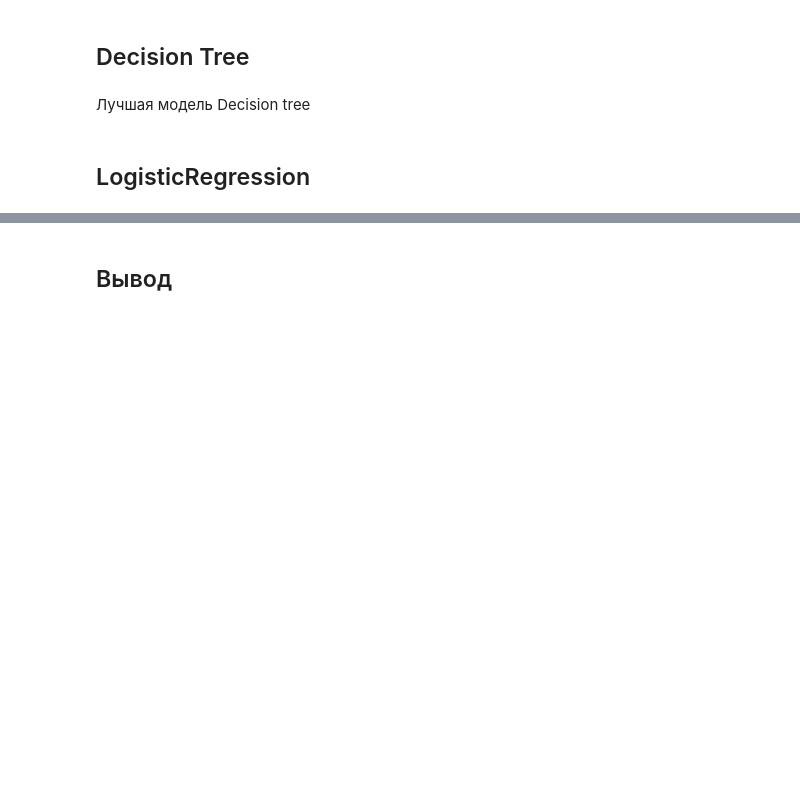
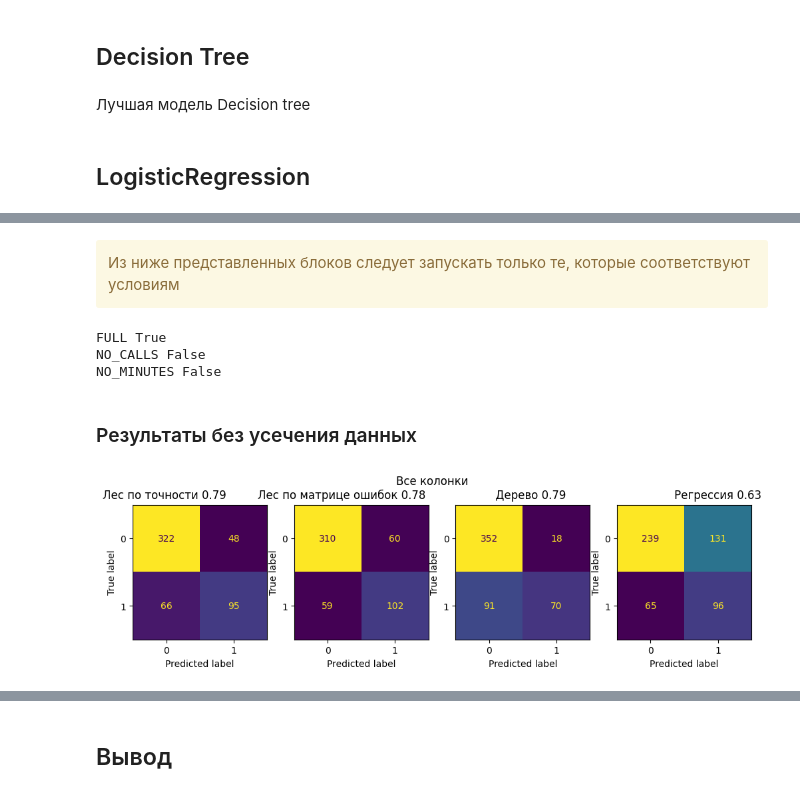
Before and after one commit to Gvozdyara/ml-tariff-classification, a Jupyter notebook: prediction_mobile_tariffs.ipynb, the cells around one changed output, grey strips where cells are left out. Saved outputs shown, nothing was run; the diff lists cells and outputs as text; code cells hidden in the pictures; blank space fills up the shorter version.

```diff
--- a/prediction_mobile_tariffs.ipynb
+++ b/prediction_mobile_tariffs.ipynb
@@ -313,0 +283,26 @@ disp = ConfusionMatrixDisplay.from_estimator(LR, X_test, y_test)
+# %% [markdown]
+<div class="alert alert-warning">
+    Из ниже представленных блоков следует запускать только те, которые соответствуют условиям
+</div>
+# %%
+print("FULL", FULL)
+print("NO_CALLS", NO_CALLS)
+print("NO_MINUTES", NO_MINUTES)
+# %% [output]
+FULL True
+NO_CALLS False
+NO_MINUTES False
+# %% [markdown]
+### Результаты без усечения данных
+# %%
+if FULL:
+    fig, axs = plt.subplots(1, 4, figsize=(12, 3))
+    disp_rf.plot(ax=axs[0], colorbar=False)
+    disp_rf_cm.plot(ax=axs[1], colorbar=False)
+    disp_dt.plot(ax=axs[2], colorbar=False)
+    disp_lr.plot(ax=axs[3], colorbar=False)
+    title = f"Лес по точности {accuracy_RF_test:.02f}         Лес по матрице ошибок {accuracy_RF_test_on_cm:.02f}                    Дерево {accuracy_DT_test:.02f}                               Регрессия {accuracy_LR_test:.02f}"
+    plt.suptitle(f"Все колонки\n{title}")
+    plt.show()
+# %% [output]
+[figure, added]
```
Also changed, not shown: parts of 49 cells of this notebook.
